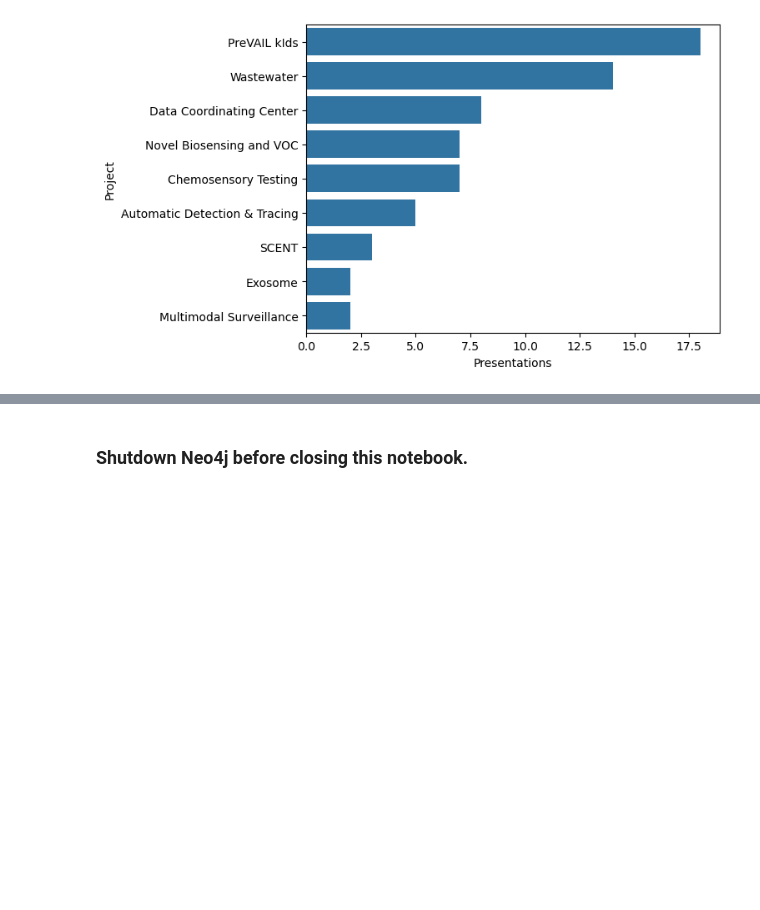
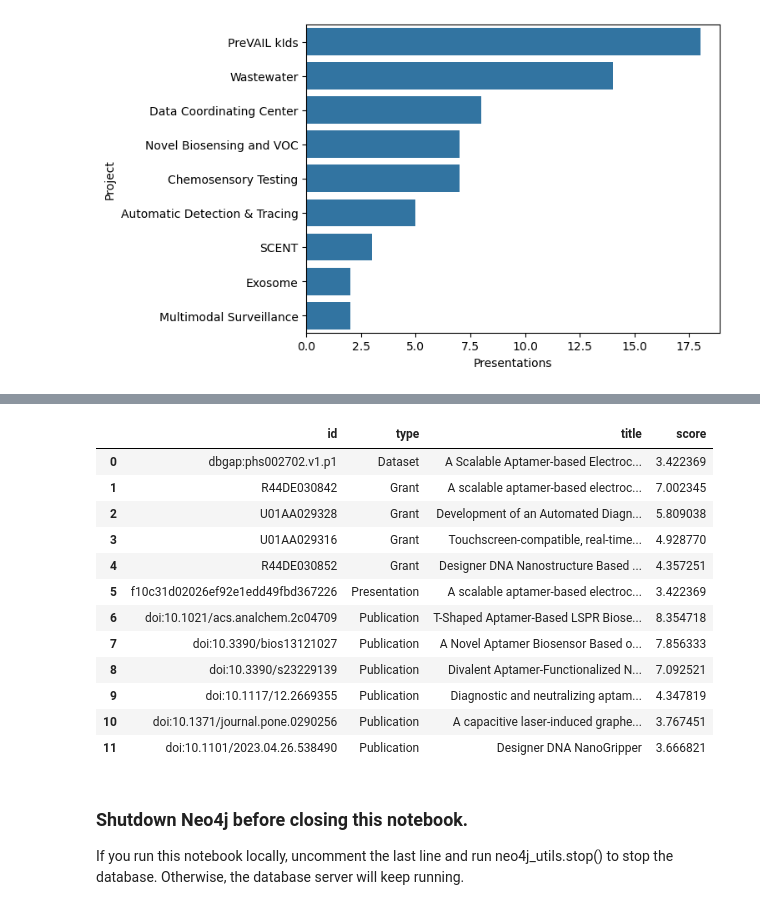
Before and after one commit to radxrad/radx-kg, a Jupyter notebook: notebooks/visualization/ExampleQueries_colab.ipynb, the cells around one changed output, grey strips where cells are left out. Cells and saved outputs as stored; diff of their text form; code cells hidden in the pictures; blank space fills up the shorter version.

```diff
--- a/notebooks/visualization/ExampleQueries_colab.ipynb
+++ b/notebooks/visualization/ExampleQueries_colab.ipynb
@@ -360,4 +394,28 @@ graph.run(query, keyword=keyword).to_data_frame()
+# %%
+phrase = 'aptamer AND biosensor'
+# %%
+query = """
+CALL db.index.fulltext.queryNodes("fulltext", $phrase) YIELD node, score
+RETURN node.id AS id, LABELS(node)[0] AS type, node.name AS title, score
+ORDER BY type
+"""
+graph.run(query, phrase=phrase).to_data_frame()
+# %% [output]
+|  | id | type | title | score |
+| 0 | dbgap:phs002702.v1.p1 | Dataset | A Scalable Aptamer-based Electroc... | 3.422369 |
+| 1 | R44DE030842 | Grant | A scalable aptamer-based electroc... | 7.002345 |
+| 2 | U01AA029328 | Grant | Development of an Automated Diagn... | 5.809038 |
+| 3 | U01AA029316 | Grant | Touchscreen-compatible, real-time... | 4.928770 |
+| 4 | R44DE030852 | Grant | Designer DNA Nanostructure Based ... | 4.357251 |
+| 5 | f10c31d02026ef92e1edd49fbd367226 | Presentation | A scalable aptamer-based electroc... | 3.422369 |
+| 6 | doi:10.1021/acs.analchem.2c04709 | Publication | T-Shaped Aptamer-Based LSPR Biose... | 8.354718 |
+| 7 | doi:10.3390/bios13121027 | Publication | A Novel Aptamer Biosensor Based o... | 7.856333 |
+| 8 | doi:10.3390/s23229139 | Publication | Divalent Aptamer-Functionalized N... | 7.092521 |
+| 9 | doi:10.1117/12.2669355 | Publication | Diagnostic and neutralizing aptam... | 4.347819 |
+| 10 | doi:10.1371/journal.pone.0290256 | Publication | A capacitive laser-induced graphe... | 3.767451 |
+| 11 | doi:10.1101/2023.04.26.538490 | Publication | Designer DNA NanoGripper | 3.666821 |
 # %% [markdown]
 ### Shutdown Neo4j before closing this notebook.
+If you run this notebook locally, uncomment the last line and run neo4j_utils.stop() to stop the database. Otherwise, the database server will keep running.
 # %%
 #neo4j_utils.stop()
```
Also changed, not shown: parts of 17 cells of this notebook, 1 other file.
